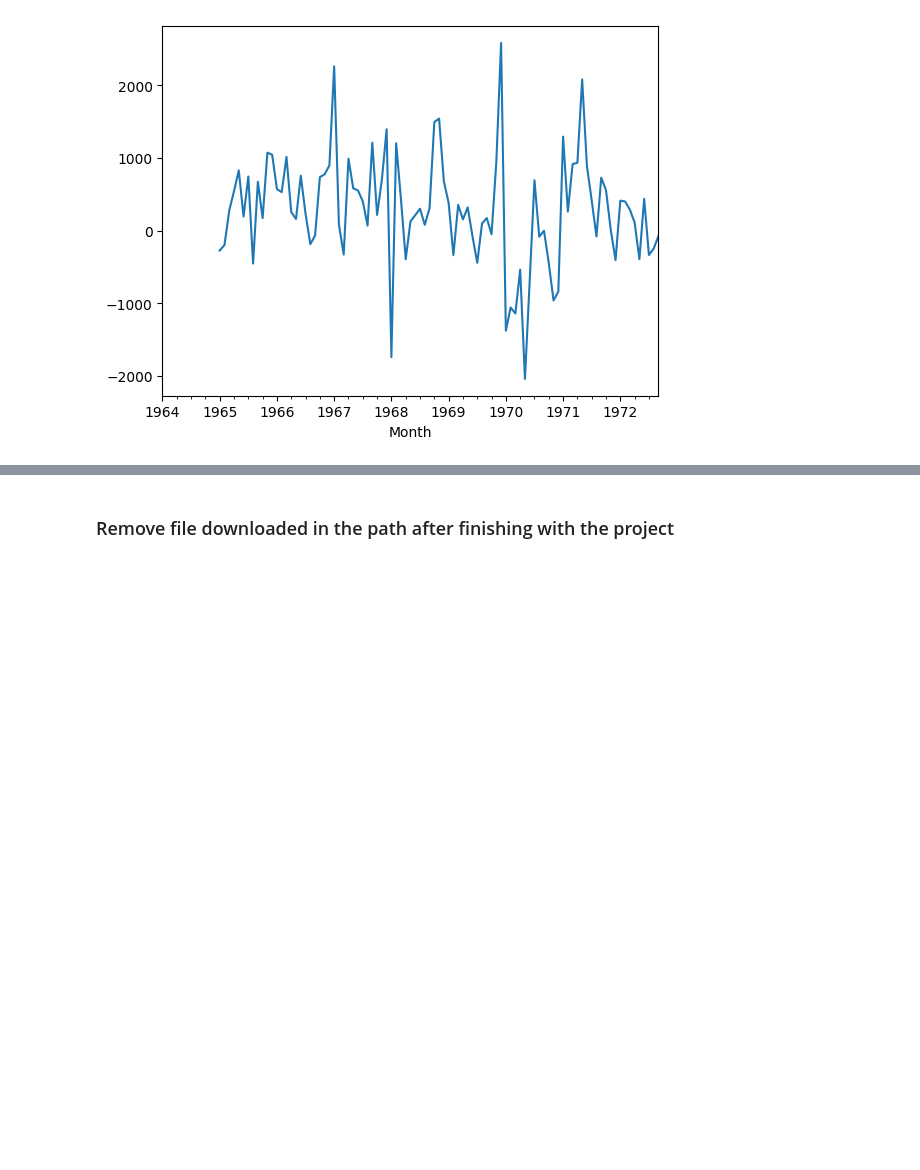
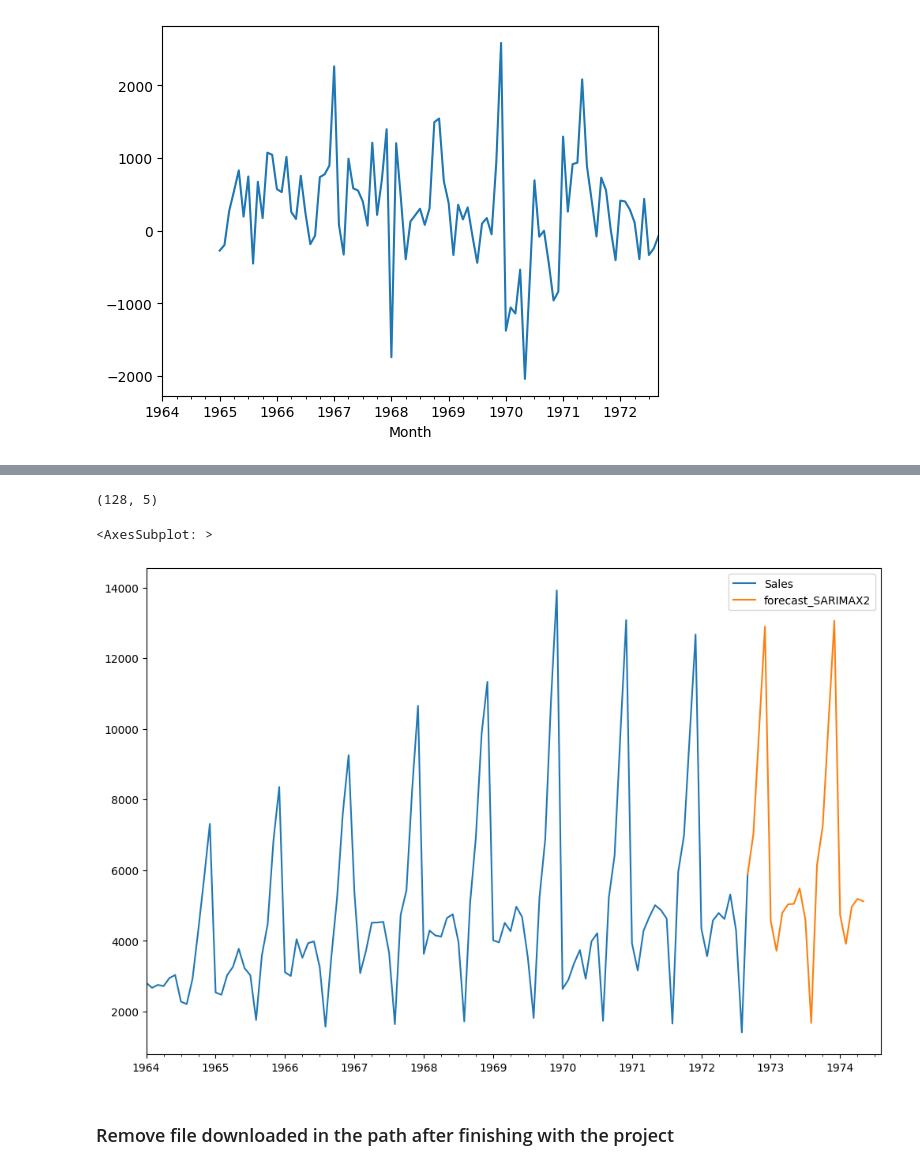
Before and after one commit to NathaliaBarreiros/Data-Science-Practice-Projects, a Jupyter notebook: Sales of Product Prediction - Time Series /Time_series_product_sales_prediction.ipynb, the cells around one changed output, grey strips where cells are left out. Saved outputs shown, nothing was run; the diff lists cells and outputs as text; code cells hidden in the pictures; blank space fills up the shorter version.

```diff
--- a/Sales of Product Prediction - Time Series /Time_series_product_sales_prediction.ipynb
+++ b/Sales of Product Prediction - Time Series /Time_series_product_sales_prediction.ipynb
@@ -305,0 +489,3 @@ df['Seasonal First Difference'].plot()
+# %%
+# Add date for 24 months
+future_dates = [df.index[-1] + DateOffset(months=x) for x in range(0,24)]
@@ -305,0 +532,2 @@ df['Seasonal First Difference'].plot()
+# %%
+future_dataset_df = pd.DataFrame(index=future_dates[1:], columns=df.columns)
@@ -306,2 +543,16 @@ df['Seasonal First Difference'].plot()
+# %%
+future_df = pd.concat([df, future_dataset_df])
+# %%
+# The initial dataset had 107 rows, now with future dates, there are 128 rows
+future_df.shape
+# %% [output]
+(128, 5)
+# %%
+future_df['forecast_SARIMAX2'] = results.predict(start = 104, end = 124, dynamic= True)
+# %%
+future_df[['Sales', 'forecast_SARIMAX2']].plot(figsize=(12, 8))
+# %% [output]
+<AxesSubplot: >
+[figure, added]
 # %% [markdown]
 ### Remove file downloaded in the path after finishing with the project
```
Also changed, not shown: parts of 33 cells of this notebook.
